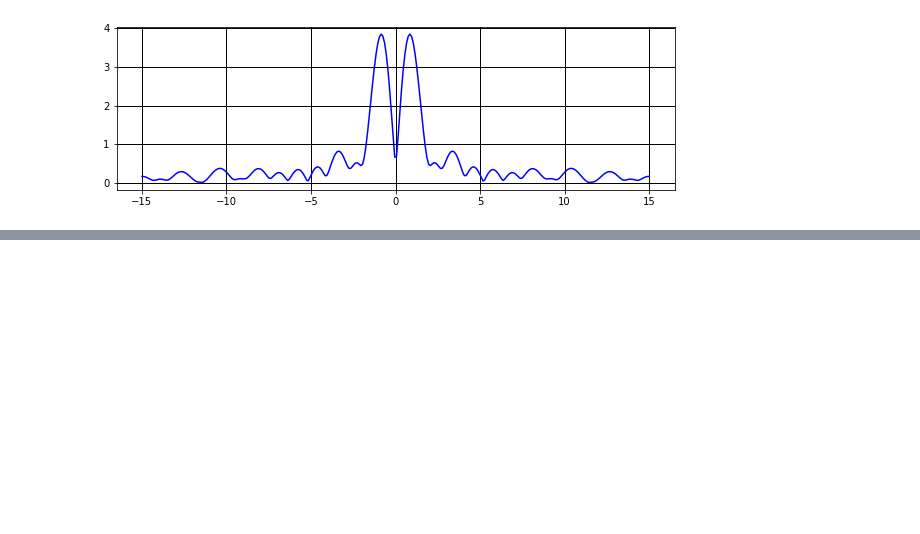
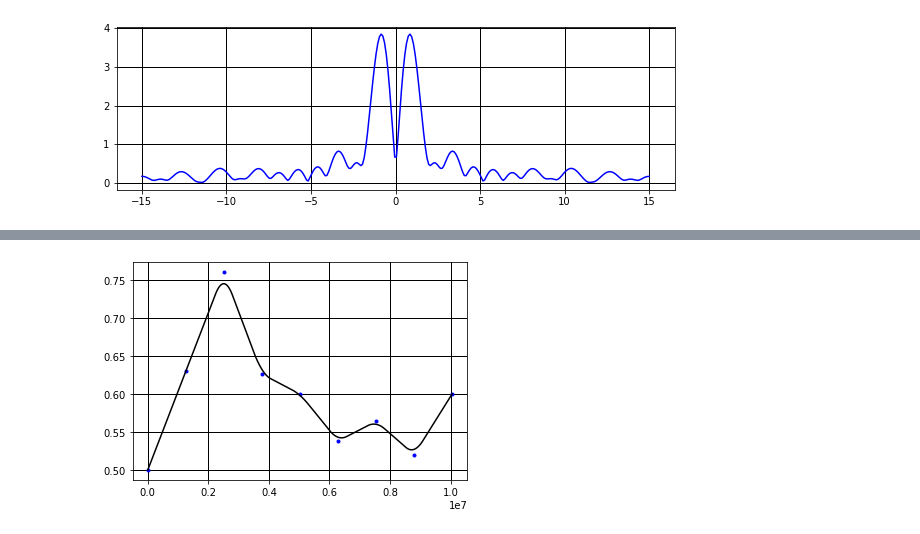
Before and after one commit to Felecort/Python-Rush, a Jupyter notebook: src/Little_Projects/Task_Calculations/Fourier_coeff.ipynb, the cells around one changed output, grey strips where cells are left out. Saved outputs shown, nothing was run; the diff lists cells and outputs as text; code cells hidden in the pictures; blank space fills up the shorter version.

```diff
--- a/src/Little_Projects/Task_Calculations/Fourier_coeff.ipynb
+++ b/src/Little_Projects/Task_Calculations/Fourier_coeff.ipynb
@@ -145,0 +187,15 @@ plt.show()
+# %%
+itp = interpolate.interp1d(frequency, amplitude, kind='linear')
+window_size = 57
+poly_order = 1
+
+itp_amplitude = linspace(min(frequency), max(frequency), 1000)
+itp_frequency = savgol_filter(itp(itp_amplitude), window_size, poly_order)
+
+plt.plot(frequency, amplitude, 'b.')
+plt.plot(itp_amplitude, itp_frequency, 'k')
+plt.grid(color='black', linestyle='-', linewidth=1)
+plt.savefig('output/c_2_ratio.png', dpi = 1000)
+plt.show()
+# %% [output]
+[figure, added]
```
Also changed, not shown: parts of 12 cells of this notebook.
